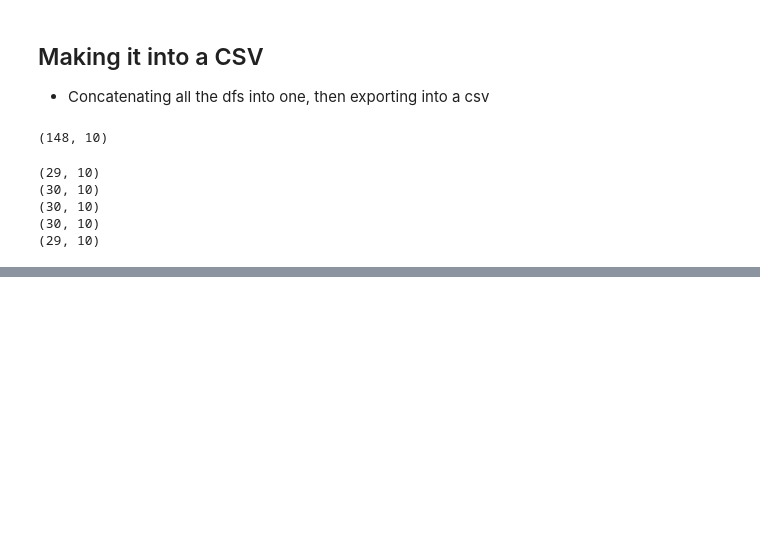
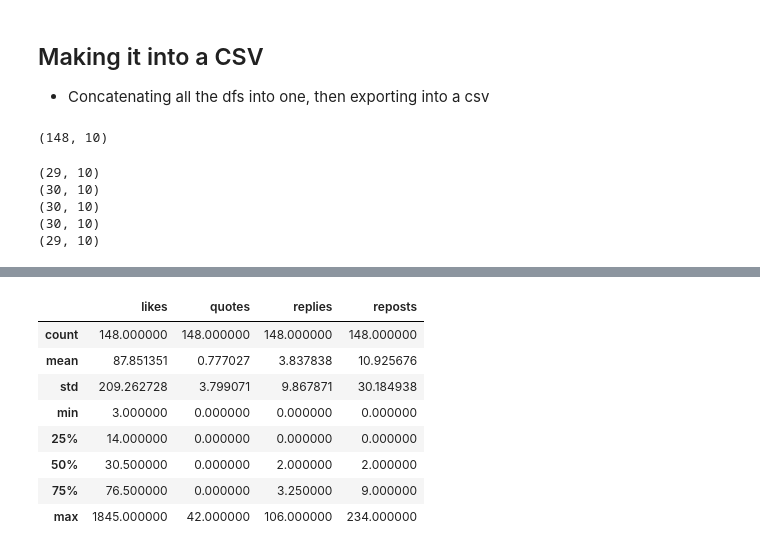
Before and after one commit to Data-Science-for-Linguists-2025/Algospeak-on-Bluesky, a Jupyter notebook: getting_bsky_data.ipynb, the cells around one changed output, grey strips where cells are left out. Cells and saved outputs as stored; diff of their text form; code cells hidden in the pictures; blank space fills up the shorter version.

```diff
--- a/getting_bsky_data.ipynb
+++ b/getting_bsky_data.ipynb
@@ -252,0 +253,12 @@ algospeak_top_df.to_csv('algospeak_top_posts.csv', index=False)
+# %%
+algospeak_top_df.describe()
+# %% [output]
+|  | likes | quotes | replies | reposts |
+| count | 148.000000 | 148.000000 | 148.000000 | 148.000000 |
+| mean | 87.851351 | 0.777027 | 3.837838 | 10.925676 |
+| std | 209.262728 | 3.799071 | 9.867871 | 30.184938 |
+| min | 3.000000 | 0.000000 | 0.000000 | 0.000000 |
+| 25% | 14.000000 | 0.000000 | 0.000000 | 0.000000 |
+| 50% | 30.500000 | 0.000000 | 2.000000 | 2.000000 |
+| 75% | 76.500000 | 0.000000 | 3.250000 | 9.000000 |
+| max | 1845.000000 | 42.000000 | 106.000000 | 234.000000 |
```
Also changed, not shown: parts of 16 cells of this notebook, 2 other files.
